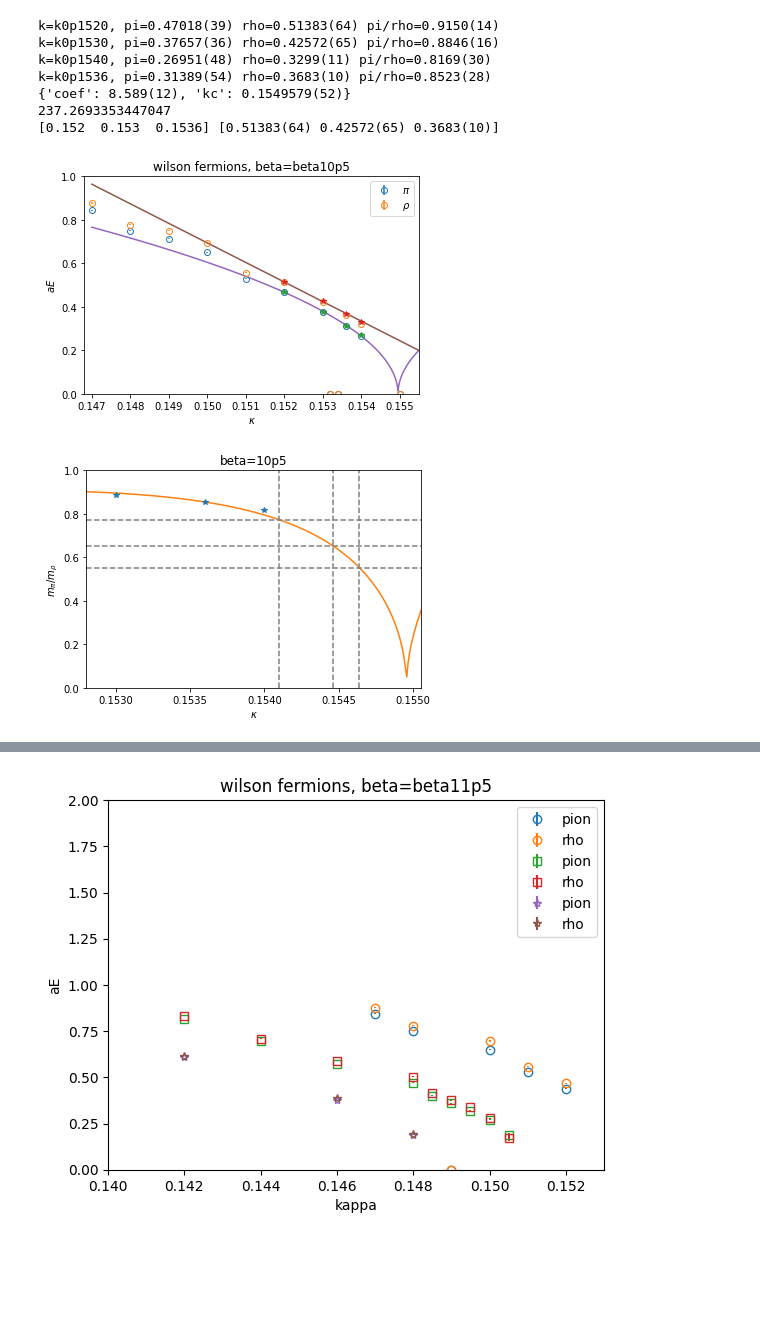
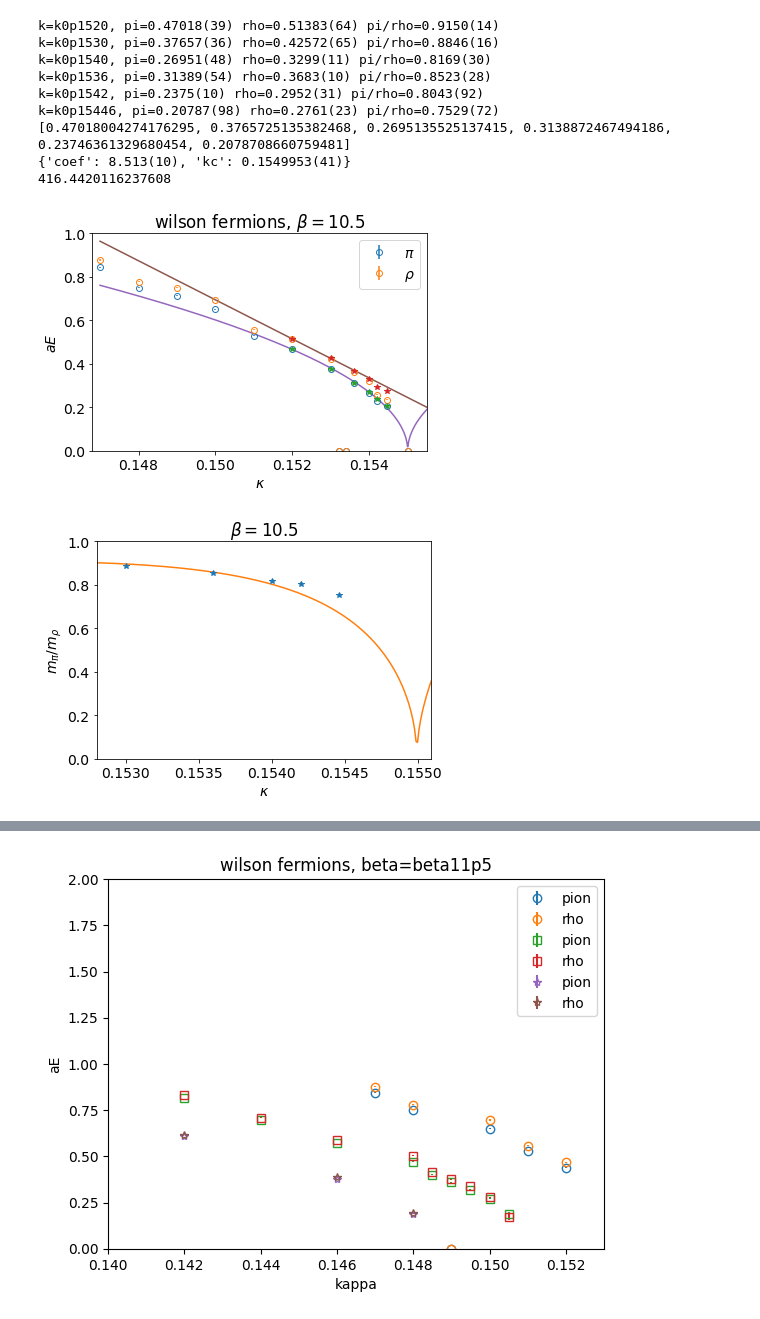
Before and after one commit to chrisculver/su4_hmc_analysis, a Jupyter notebook: EnsembleTrajectory/plotting.ipynb, the cells around one changed output, grey strips where cells are left out. Saved outputs shown, nothing was run; the diff lists cells and outputs as text; code cells hidden in the pictures; blank space fills up the shorter version.

```diff
--- a/EnsembleTrajectory/plotting.ipynb
+++ b/EnsembleTrajectory/plotting.ipynb
@@ -13,6 +13,8 @@ import lsqfit
 
 from utils import *
 
+mpl.rcParams.update({'font.size': 14})
+
 db = EnsembleDatabase(pickle.load(open("ensemble_data.p", "rb")))
 
 def mpi_traj(k,p):
@@ -29,7 +31,7 @@ plt.xlim(0.1468,0.1555)
 
 
 beta="beta10p5"
-kappas=["k0p1520","k0p1530","k0p1536","k0p1540"]
+kappas=["k0p1520","k0p1530","k0p1536","k0p1540","k0p1542","k0p15446"]
 
 xvals=[]
 pionvals=[]
@@ -56,9 +58,11 @@ for key, value in data.items():
 plt.errorbar(xvals,pionvals,pionerrs,linestyle="None",marker='*',label='fit')
 plt.errorbar(xvals,rhovals,rhoerrs,linestyle="None",marker='*',label='fit')
 
+print(pionvals)
 
 fitKappas=np.array([float(k.replace("p",".").replace("k","")) for k in kappas])
-reorder=[0,1,3,2]
+
+reorder=[0,1,3,2,4,5]
 fitPionVals=np.array([pionvals[i] for i in reorder])
 fitPionErrs=np.diagflat([pionerrs[i]**2 for i in reorder])
 fitY=gv.gvar(fitPionVals,fitPionErrs)
@@ -72,8 +76,9 @@ print(fit.chi2)
 
 fitRhoVals=np.array([rhovals[i] for i in reorder])
 fitRhoErrs=np.diagflat([rhoerrs[i]**2 for i in reorder])
+
 fitY=gv.gvar(fitRhoVals,fitRhoErrs)
-print(fitKappas[0:3],fitY[0:3])
+
 fit2=lsqfit.nonlinear_fit(data=(fitKappas[0:3],fitY[0:3]),
                      fcn=mrho_traj, p0={'coef': 1, 'kc': 0.1550})
 
@@ -81,31 +86,32 @@ chiralKappas=[k for k in np.arange(0.147,0.16,0.00001)]
 plt.plot(chiralKappas, [fit.p['coef'].mean*np.sqrt(np.abs(fit.p['kc'].mean-k)) for k in chiralKappas])
 plt.plot(chiralKappas, [fit2.p['coef'].mean*np.abs(k-fit2.p['kc'].mean) for k in chiralKappas])
 
-
 #plt.show()
-plt.savefig("mass_trajectory_{}.png".format(beta), facecolor='white', transparent=False)
+plt.savefig("mass_trajectory_{}.png".format(beta), facecolor='white', transparent=False, dpi=1200)
 # %% [output]
 k=k0p1520, pi=0.47018(39) rho=0.51383(64) pi/rho=0.9150(14)
 k=k0p1530, pi=0.37657(36) rho=0.42572(65) pi/rho=0.8846(16)
 k=k0p1540, pi=0.26951(48) rho=0.3299(11) pi/rho=0.8169(30)
 k=k0p1536, pi=0.31389(54) rho=0.3683(10) pi/rho=0.8523(28)
-{'coef': 8.589(12), 'kc': 0.1549579(52)}
-237.2693353447047
-[0.152  0.153  0.1536] [0.51383(64) 0.42572(65) 0.3683(10)]
+k=k0p1542, pi=0.2375(10) rho=0.2952(31) pi/rho=0.8043(92)
+k=k0p15446, pi=0.20787(98) rho=0.2761(23) pi/rho=0.7529(72)
+[0.47018004274176295, 0.3765725135382468, 0.2695135525137415, 0.3138872467494186, 0.23746361329680454, 0.2078708660759481]
+{'coef': 8.513(10), 'kc': 0.1549953(41)}
+416.4420116237608
-[figure, old version]
+[figure, new version]
 # %%
 plt.errorbar(xvals,pirhovals,pirhoerrs,linestyle="None",marker='*',label='fit')
 plt.plot(chiralKappas, [(fit.p['coef'].mean*np.sqrt(np.abs(fit.p['kc'].mean-k)))/(fit2.p['coef'].mean*np.abs(k-fit2.p['kc'].mean)) for k in chiralKappas])
 plt.xlim(0.1528,fit.p['kc'].mean+0.0001)
 plt.ylim(0,1)
 plt.ylabel('$m_{\\pi}/m_{\\rho}$')
 plt.xlabel('$\\kappa$')
 ax=plt.gca()
-for ratio in [0.77,0.65,0.55]:
-    ax.axhline(ratio, color='gray', linestyle='--')
-for kappa in [0.1541,0.15446,0.15464]:
-    ax.axvline(kappa, color='gray', linestyle='--')
-plt.title("beta=10p5")
-plt.savefig("mpimrho_beta10p5.png".format(beta),facecolor='white', transparent=False)
+#for ratio in [0.77,0.75,0.65,0.55]:
+#    ax.axhline(ratio, color='gray', linestyle='--')
+#for kappa in [0.1541,0.1542,0.15446,0.15464]:
+#    ax.axvline(kappa, color='gray', linestyle='--')
+plt.title(r'$\beta={}$'.format(beta[4:].replace('p','.')))
+plt.savefig("mpimrho_{}.png".format(beta),facecolor='white', transparent=False, dpi=1200)
 # %% [output]
-[figure, old version]
+[figure, new version]
```
Also changed, not shown: parts of 5 cells of this notebook, 6 other files.
